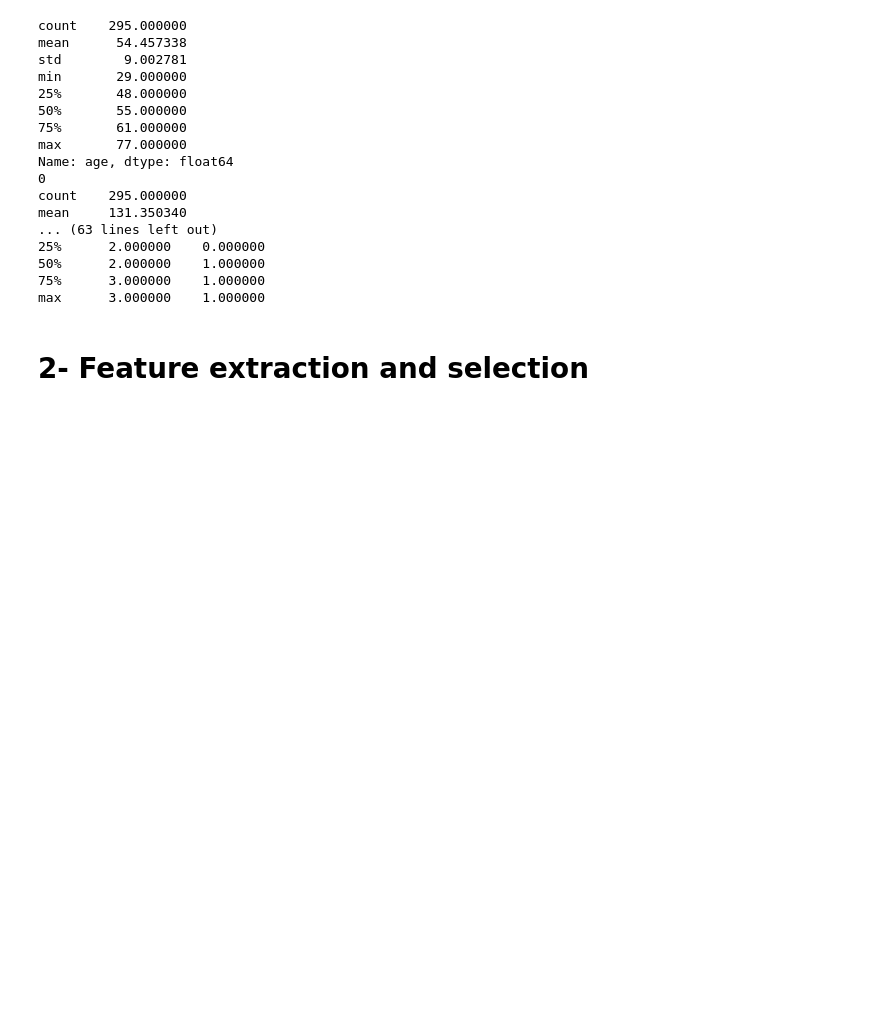
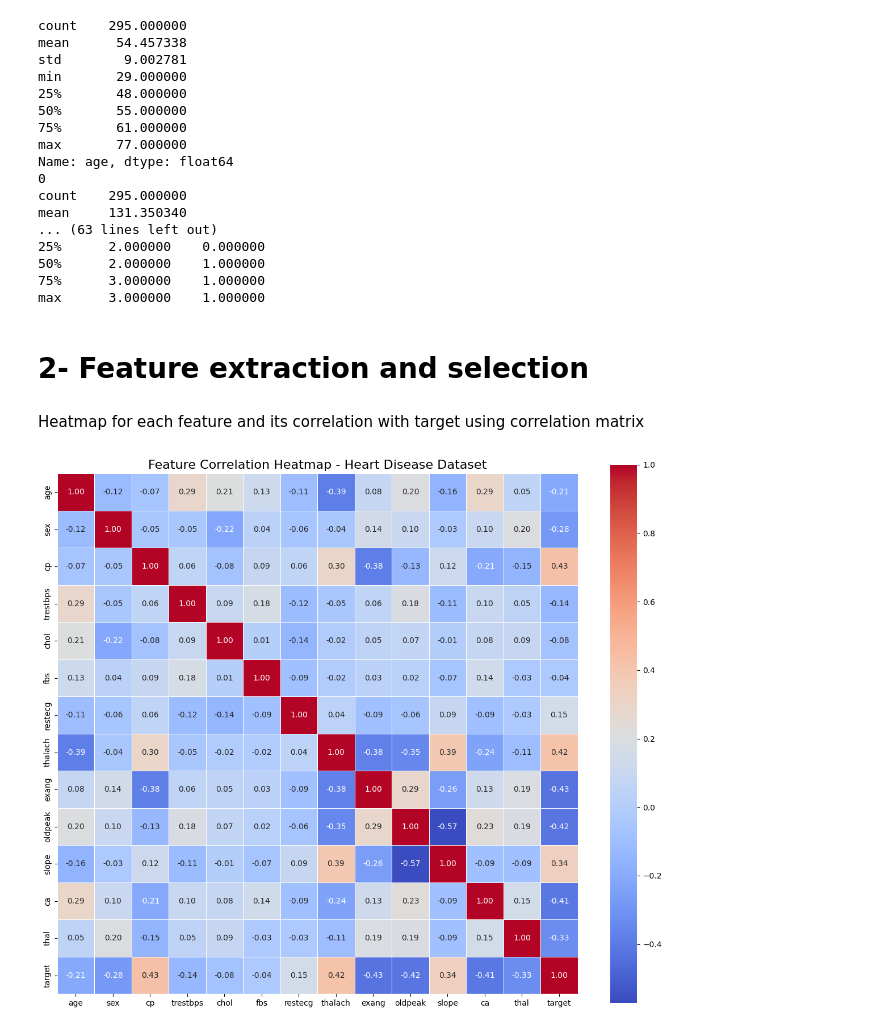
Before and after one commit to TheXpingu1n/AI-Heart-UCI, a Jupyter notebook: Untitled0.ipynb, the cells around one changed output. Saved outputs shown, nothing was run; the diff lists cells and outputs as text; code cells hidden in the pictures; blank space fills up the shorter version.

```diff
--- a/Untitled0.ipynb
+++ b/Untitled0.ipynb
@@ -224,3 +245,20 @@ mean     131.350340
 max      3.000000    1.000000
 # %% [markdown]
 # 2- Feature extraction and selection
+# %% [markdown]
+Heatmap for each feature and its correlation with target using correlation matrix
+# %%
+# Set up the matplotlib figure
+plt.figure(figsize=(12, 10))
+
+correlation_matrix = df.corr()
+
+
+# Draw the heatmap
+sns.heatmap(correlation_matrix, annot=True, cmap='coolwarm', fmt=".2f", square=True, linewidths=0.5)
+
+plt.title("Feature Correlation Heatmap - Heart Disease Dataset", fontsize=16)
+plt.tight_layout()
+plt.show()
+# %% [output]
+[figure, added]
```
Also changed, not shown: parts of 46 cells of this notebook.
